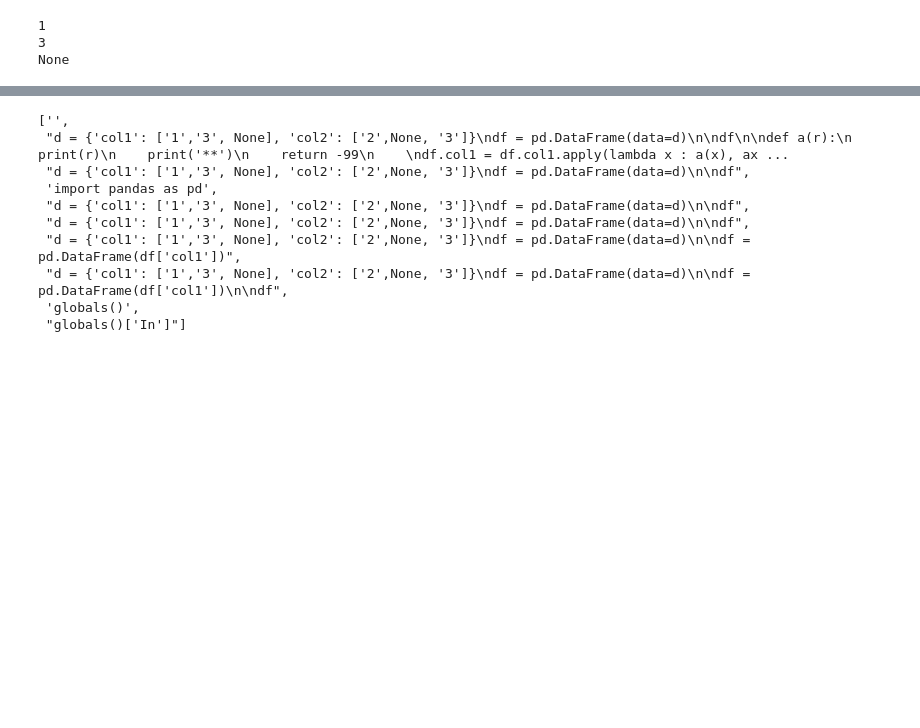
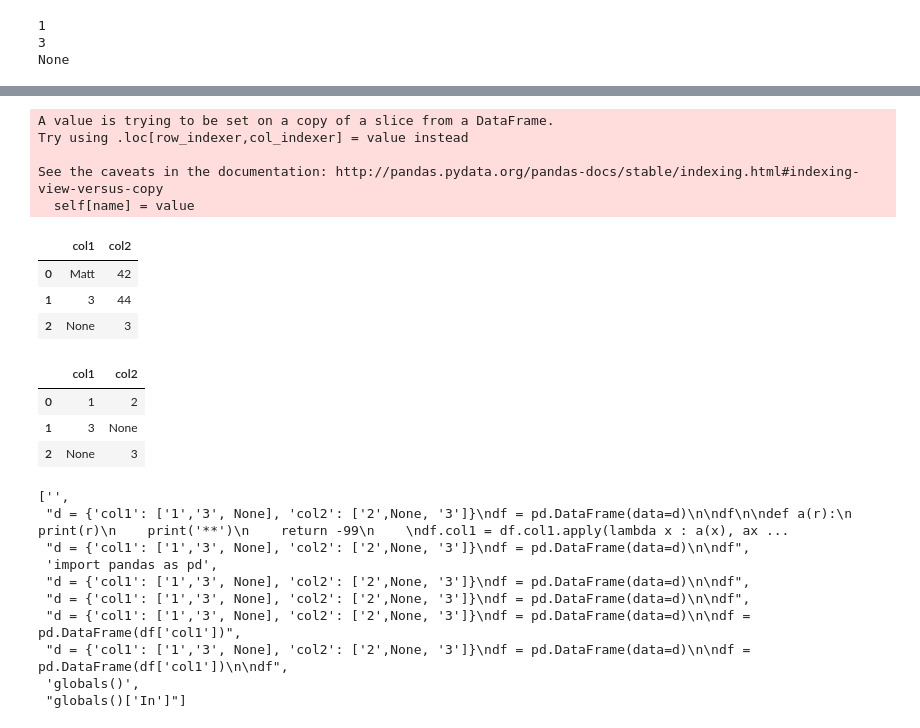
Before and after one commit to eoglethorpe/humanitarian, a Jupyter notebook: shelter/sohss/c0d3/sand.ipynb, the cells around one changed output, grey strips where cells are left out. Drawn from its saved outputs; the diff is of its cells as text; code cells hidden in the pictures; blank space fills up the shorter version.

```diff
--- a/shelter/sohss/c0d3/sand.ipynb
+++ b/shelter/sohss/c0d3/sand.ipynb
@@ -46,0 +79,16 @@ None
+# %%
+df[df.col1 == '1'].col2 = 100
+
+df.loc[df.col1 == '1', 'col1'] = "Matt"
+
+df
+# %% [output]
+A value is trying to be set on a copy of a slice from a DataFrame.
+Try using .loc[row_indexer,col_indexer] = value instead
+
+See the caveats in the documentation: http://pandas.pydata.org/pandas-docs/stable/indexing.html#indexing-view-versus-copy
+  self[name] = value
+|  | col1 | col2 |
+| 0 | Matt | 42 |
+| 1 | 3 | 44 |
+| 2 | None | 3 |
@@ -47,6 +106,14 @@ None
 # %%
 d = {'col1': ['1','3', None], 'col2': ['2',None, '3']}
 df = pd.DataFrame(data=d)
+
+df.col1[df.col1 == 19] = 19000
+df
+# %% [output]
+|  | col1 | col2 |
+| 0 | 1 | 2 |
+| 1 | 3 | None |
+| 2 | None | 3 |
 # %%
 globals()['In']
 # %% [output]
```
Also changed, not shown: parts of 7 cells of this notebook, 3 other files.
